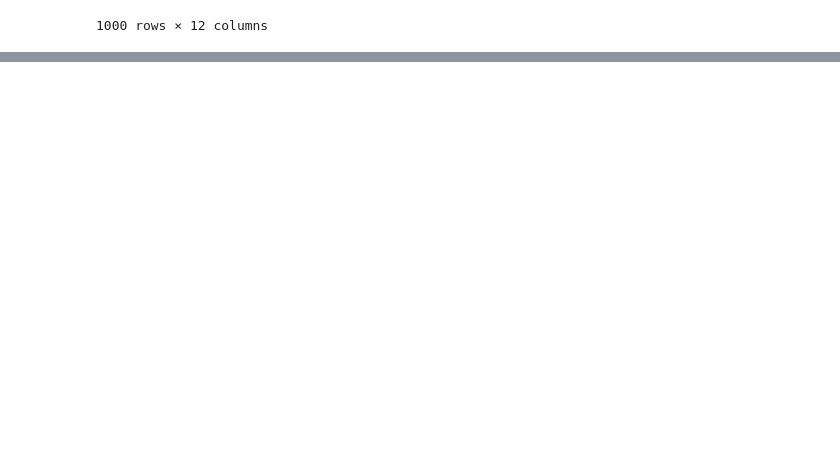
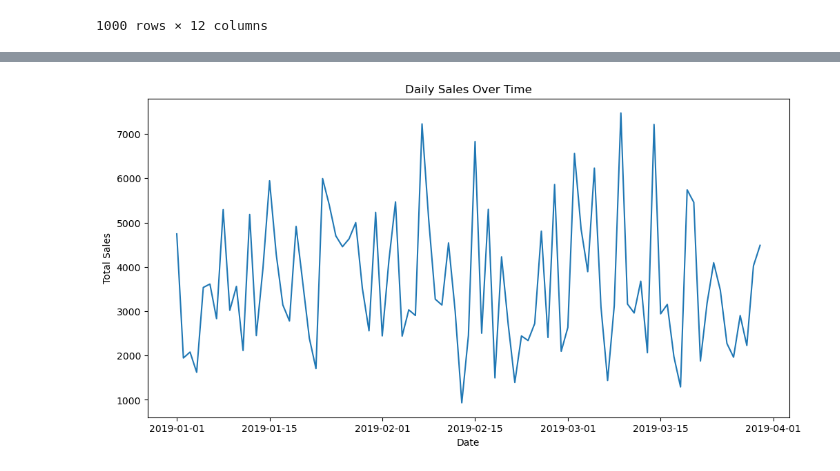
Before and after one commit to blackChan1234/AI, a Jupyter notebook: test2.ipynb, the cells around one changed output, grey strips where cells are left out. Cells and saved outputs as stored; diff of their text form; code cells hidden in the pictures; blank space fills up the shorter version.

Commit message:
Time Series Analysis

```diff
--- a/test2.ipynb
+++ b/test2.ipynb
@@ -331,0 +334,23 @@ amazon_df.to_csv('test.csv')
+# %%
+import pandas as pd
+import matplotlib.pyplot as plt
+
+# Load the dataset
+sales_data = pd.read_csv('supermarket_sales - Sheet1.csv')
+
+# Convert 'Date' to datetime and set it as the index
+sales_data['Date'] = pd.to_datetime(sales_data['Date'])
+sales_data.set_index('Date', inplace=True)
+
+# Aggregate total sales by day
+daily_sales = sales_data['Total'].resample('D').sum()
+
+# Plot the daily sales
+plt.figure(figsize=(12, 6))
+plt.plot(daily_sales)
+plt.title('Daily Sales Over Time')
+plt.xlabel('Date')
+plt.ylabel('Total Sales')
+plt.show()
+# %% [output]
+[figure, added]
```
Also changed, not shown: parts of 1 cell of this notebook.
